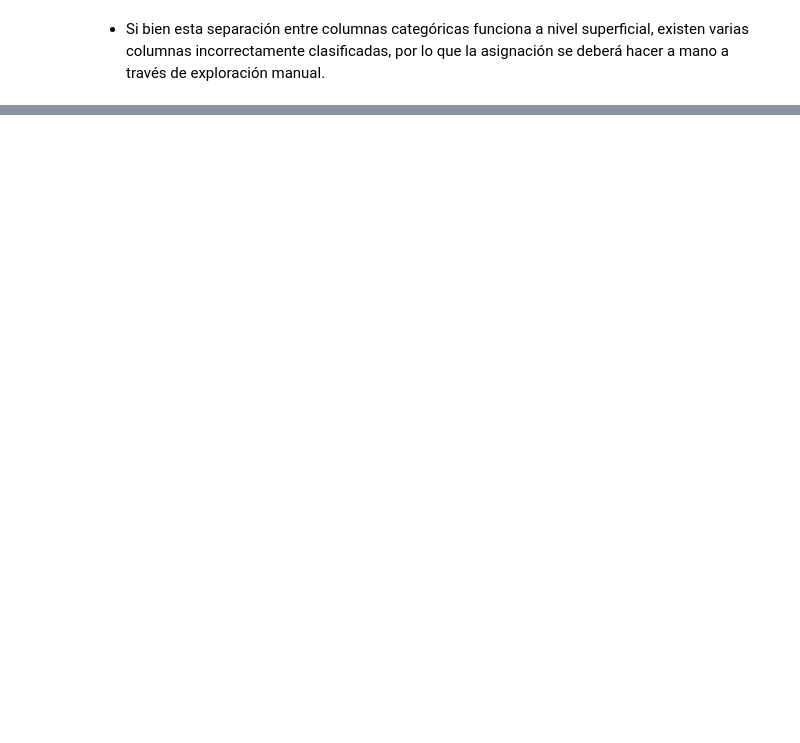
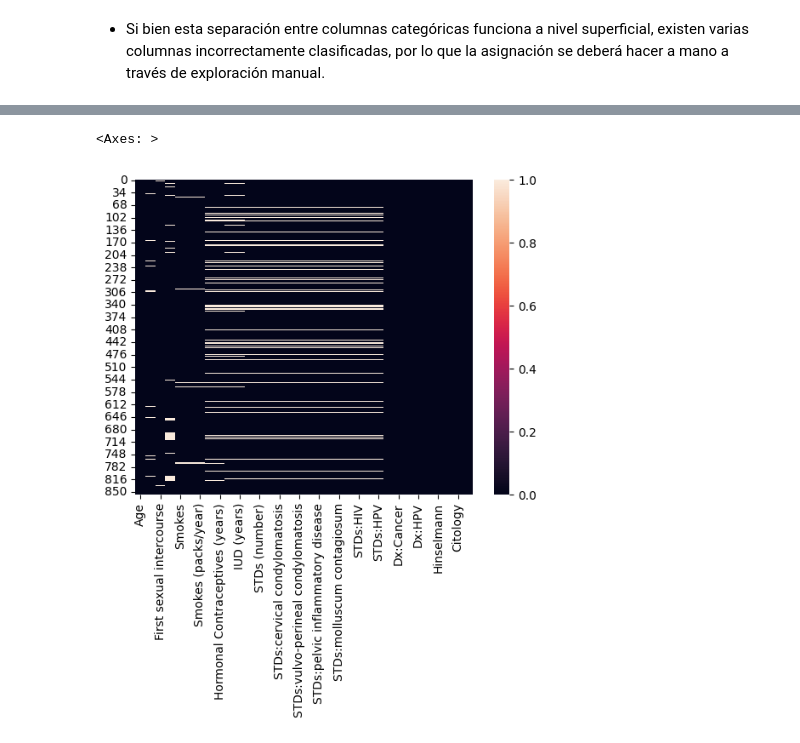
Before and after one commit to DiegoPerdomo0805/lab1-DataScience, a Jupyter notebook: exploración.ipynb, the cells around one changed output, grey strips where cells are left out. Cells and saved outputs as stored; diff of their text form; code cells hidden in the pictures; blank space fills up the shorter version.

```diff
--- a/exploración.ipynb
+++ b/exploración.ipynb
@@ -68,0 +87,17 @@ Quantitative Columns: ['Age', 'STDs: Number of diagnosis', 'Dx:Cancer', 'Dx:CIN'
+# %%
+for column in df.columns:
+    plt.figure(figsize=(10, 6))  # Set the figure size for better visualization
+
+    # Summon the magic to plot the graph based on data type detection
+    if df[column].dtype == 'object' or len(df[column].unique()) < 20:
+        # Presume categorical if dtype is object or unique values are less than 20
+        sns.countplot(y=column, data=df, palette='viridis')
+        plt.title(f'Count Plot for {column}')
+    else:
+        # Presume quantitative if dtype is numerical and unique values are 20 or more
+        sns.histplot(df[column], kde=True, color='blue')
+        plt.title(f'Distribution Plot for {column}')
+
+    plt.xlabel(column)
+    plt.ylabel('Frequency' if df[column].dtype == 'object' or len(df[column].unique()) < 20 else 'Density')
+    plt.show()
@@ -68,0 +120,3 @@ Quantitative Columns: ['Age', 'STDs: Number of diagnosis', 'Dx:Cancer', 'Dx:CIN'
+# %%
+categorical_columns = ['Smokes','Hormonal Contraceptives','IUD','STDs','STDs:condylomatosis','STDs:cervical condylomatosis','STDs:vaginal condylomatosis','STDs:vulvo-perineal condylomatosis','STDs:syphilis','STDs:pelvic inflammatory disease','STDs:genital herpes','STDs:molluscum contagiosum','STDs:AIDS','STDs:HIV','STDs:Hepatitis B','STDs:HPV','STDs: Number of diagnosis','Dx:Cancer','Dx:CIN','Dx:HPV','Dx','Hinselmann','Schiller','Citology','Biopsy']
+quantitative_columns = ['Age','Number of sexual partners','First sexual intercourse','Num of pregnancies','STDs (number)','Smokes (years)','Smokes (packs/year)','Hormonal Contraceptives (years)','IUD (years)','STDs: Time since first diagnosis','STDs: Time since last diagnosis']
@@ -68,0 +136,16 @@ Quantitative Columns: ['Age', 'STDs: Number of diagnosis', 'Dx:Cancer', 'Dx:CIN'
+# %%
+threshold = 0.25 # 25% de datos nulos
+
+columns_to_drop = []
+
+for column in df.columns:
+    null_percentage = df[column].isnull().sum() / len(df)
+
+    if null_percentage > threshold:
+        columns_to_drop.append(column)
+        if column in categorical_columns:
+            categorical_columns.remove(column)
+        if column in quantitative_columns:
+            quantitative_columns.remove(column)
+
+print(columns_to_drop)
@@ -68,0 +154,3 @@ Quantitative Columns: ['Age', 'STDs: Number of diagnosis', 'Dx:Cancer', 'Dx:CIN'
+# %%
+df.drop(columns=columns_to_drop, inplace=True)
+df.head()
@@ -68,0 +165,5 @@ Quantitative Columns: ['Age', 'STDs: Number of diagnosis', 'Dx:Cancer', 'Dx:CIN'
+# %%
+sns.heatmap(df.isnull())
+# %% [output]
+<Axes: >
+[figure, added]
```
Also changed, not shown: parts of 18 cells of this notebook.
